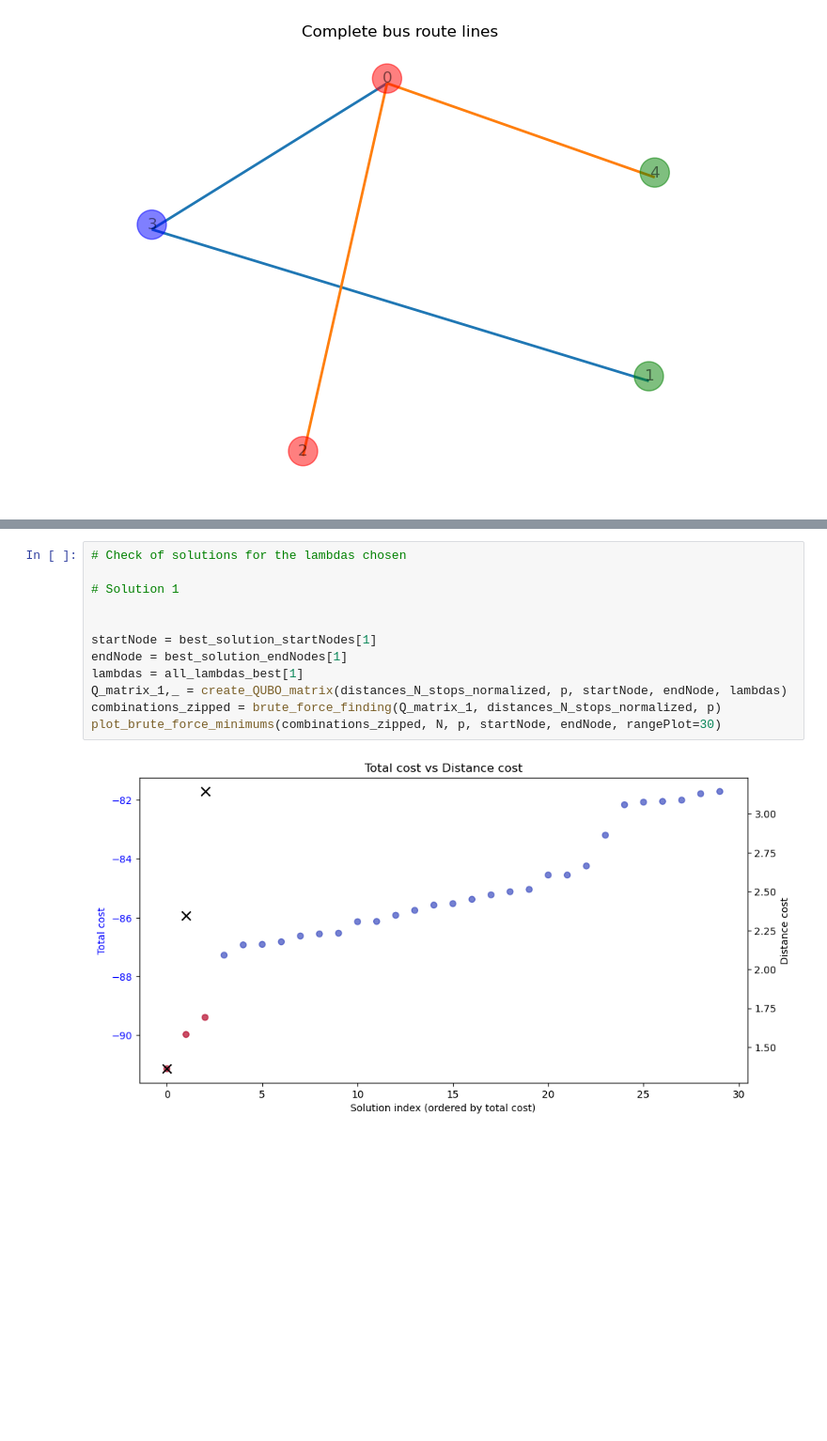
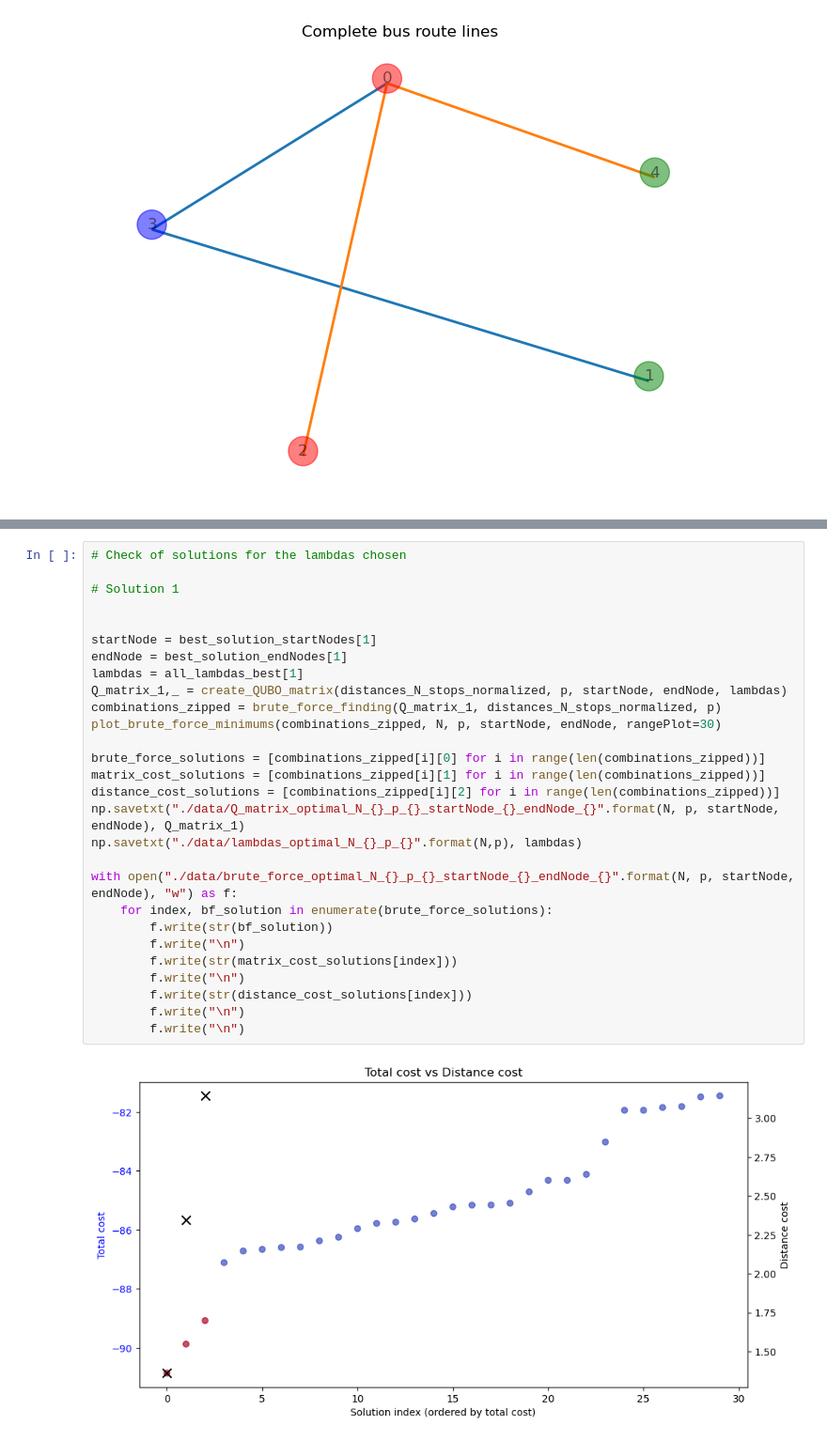
Before and after one commit to pasqal-io/Pasqal_Hackathon_Feb25_Team_03, a Jupyter notebook: TSP_QUBO_Solver_MULTILINE.ipynb, the cells around one changed output, grey strips where cells are left out. Shown at 94% size. Saved outputs shown, nothing was run; the diff lists cells and outputs as text; blank space fills up the shorter version.

```diff
--- a/TSP_QUBO_Solver_MULTILINE.ipynb
+++ b/TSP_QUBO_Solver_MULTILINE.ipynb
@@ -145,14 +127,30 @@ plot_brute_force_minimums(combinations_zipped, N, p, startNode, endNode, rangePl
-# %%
-# Check of solutions for the lambdas chosen
-
-# Solution 1
-
-
-startNode = best_solution_startNodes[1]
-endNode = best_solution_endNodes[1]
-lambdas = all_lambdas_best[1]
-Q_matrix_1,_ = create_QUBO_matrix(distances_N_stops_normalized, p, startNode, endNode, lambdas)
-combinations_zipped = brute_force_finding(Q_matrix_1, distances_N_stops_normalized, p)
-plot_brute_force_minimums(combinations_zipped, N, p, startNode, endNode, rangePlot=30)
-# %% [output]
-[figure, removed]
+# %%
+# Check of solutions for the lambdas chosen
+
+# Solution 1
+
+
+startNode = best_solution_startNodes[1]
+endNode = best_solution_endNodes[1]
+lambdas = all_lambdas_best[1]
+Q_matrix_1,_ = create_QUBO_matrix(distances_N_stops_normalized, p, startNode, endNode, lambdas)
+combinations_zipped = brute_force_finding(Q_matrix_1, distances_N_stops_normalized, p)
+plot_brute_force_minimums(combinations_zipped, N, p, startNode, endNode, rangePlot=30)
+
+brute_force_solutions = [combinations_zipped[i][0] for i in range(len(combinations_zipped))]
+matrix_cost_solutions = [combinations_zipped[i][1] for i in range(len(combinations_zipped))]
+distance_cost_solutions = [combinations_zipped[i][2] for i in range(len(combinations_zipped))]
+np.savetxt("./data/Q_matrix_optimal_N_{}_p_{}_startNode_{}_endNode_{}".format(N, p, startNode, endNode), Q_matrix_1)
+np.savetxt("./data/lambdas_optimal_N_{}_p_{}".format(N,p), lambdas)
+
+with open("./data/brute_force_optimal_N_{}_p_{}_startNode_{}_endNode_{}".format(N, p, startNode, endNode), "w") as f:
+    for index, bf_solution in enumerate(brute_force_solutions):
+        f.write(str(bf_solution))
+        f.write("\n")
+        f.write(str(matrix_cost_solutions[index]))
+        f.write("\n")
+        f.write(str(distance_cost_solutions[index]))
+        f.write("\n")
+        f.write("\n")
+# %% [output]
+[figure, added]
```
Also changed, not shown: parts of 4 cells of this notebook, 38 other files.
